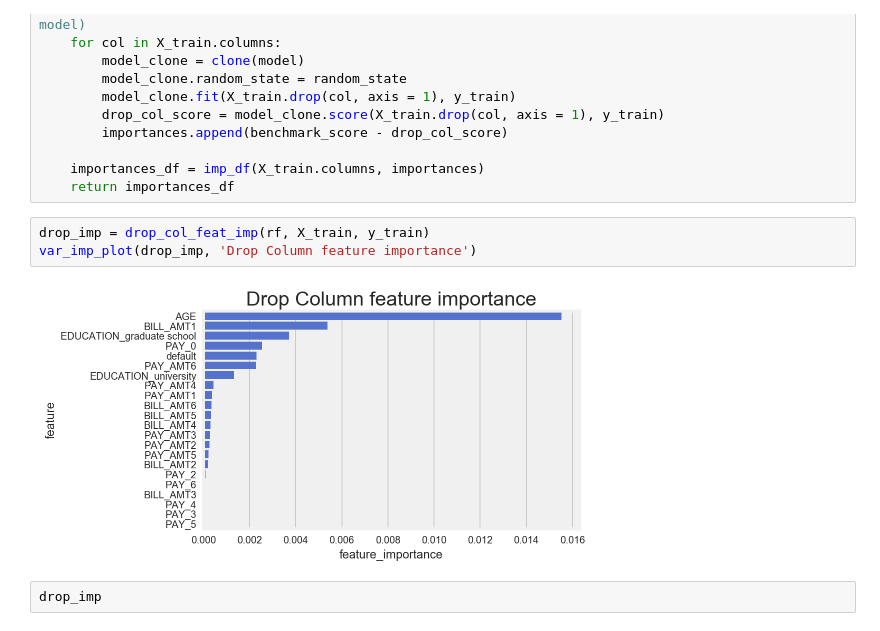
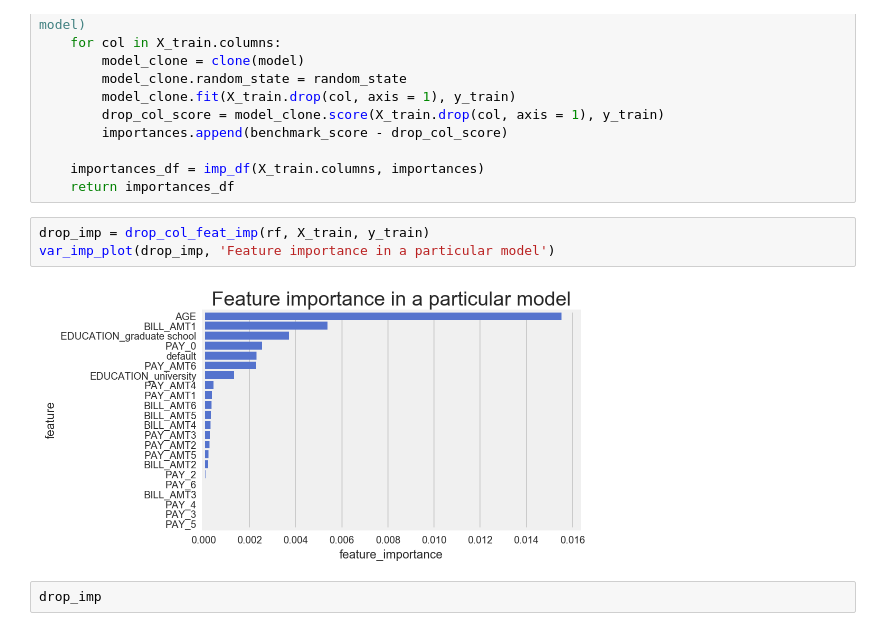
Before and after one commit to rayonsk/Credit-Limit-using-Data-Science, a Jupyter notebook: Credit_card_Regression Model.ipynb, the cells around one changed output. Drawn from its saved outputs; the diff is of its cells as text.

```diff
--- a/Credit_card_Regression Model.ipynb
+++ b/Credit_card_Regression Model.ipynb
@@ -497,9 +497,9 @@ def drop_col_feat_imp(model, X_train, y_train, random_state = 42):
     return importances_df
 # %%
 drop_imp = drop_col_feat_imp(rf, X_train, y_train)
-var_imp_plot(drop_imp, 'Drop Column feature importance')
+var_imp_plot(drop_imp, 'Feature importance in a particular model')
 # %% [output]
-[figure, old version]
+[figure, new version]
 # %%
 drop_imp
 # %% [output]
```
Also changed, not shown: parts of 3 cells of this notebook, 1 other file.
